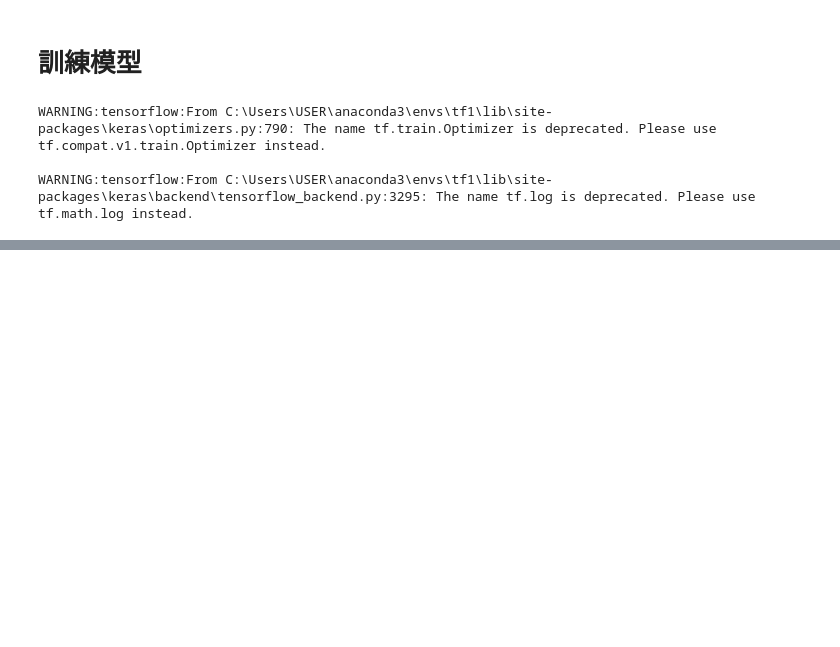
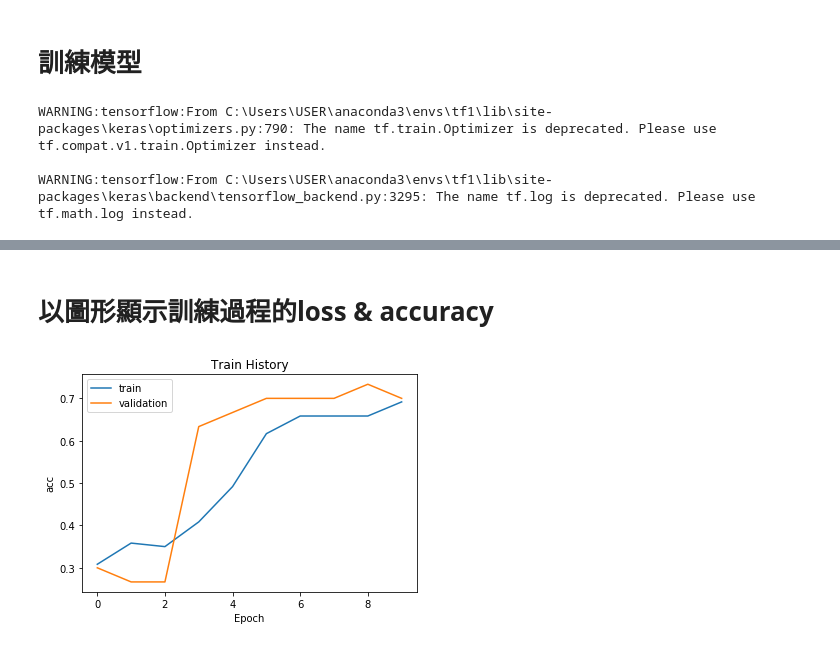
Before and after one commit to 3A613056/DL_HW05, a Jupyter notebook: DL_HW05.ipynb, the cells around one changed output, grey strips where cells are left out. Drawn from its saved outputs; the diff is of its cells as text; code cells hidden in the pictures; blank space fills up the shorter version.

Commit message:
e. 以圖形顯示訓練過程的loss & accuracy

```diff
--- a/DL_HW05.ipynb
+++ b/DL_HW05.ipynb
@@ -95,6 +95,6 @@ print(x_test)
 # %%
-x_train_normalize = x_train_data / 8
-x_test_normalize = x_test_data / 8
+x_train_normalize = x_train_data / 16
+x_test_normalize = x_test_data / 16
 # %%
 print(x_test_normalize)
 # %% [output]
@@ -215,0 +220,16 @@ Epoch 10/10
+# %% [markdown]
+# 以圖形顯示訓練過程的loss & accuracy
+# %%
+import matplotlib.pyplot as plt
+def show_train_history(train_history,train,validation):
+    plt.plot(train_history.history[train])
+    plt.plot(train_history.history[validation])
+    plt.title('Train History')
+    plt.ylabel(train)
+    plt.xlabel('Epoch')
+    plt.legend(['train', 'validation'], loc='upper left')
+    plt.show()
+# %%
+show_train_history(train_history,'acc','val_acc')
+# %% [output]
+[figure, added]
```
Also changed, not shown: parts of 9 cells of this notebook.
